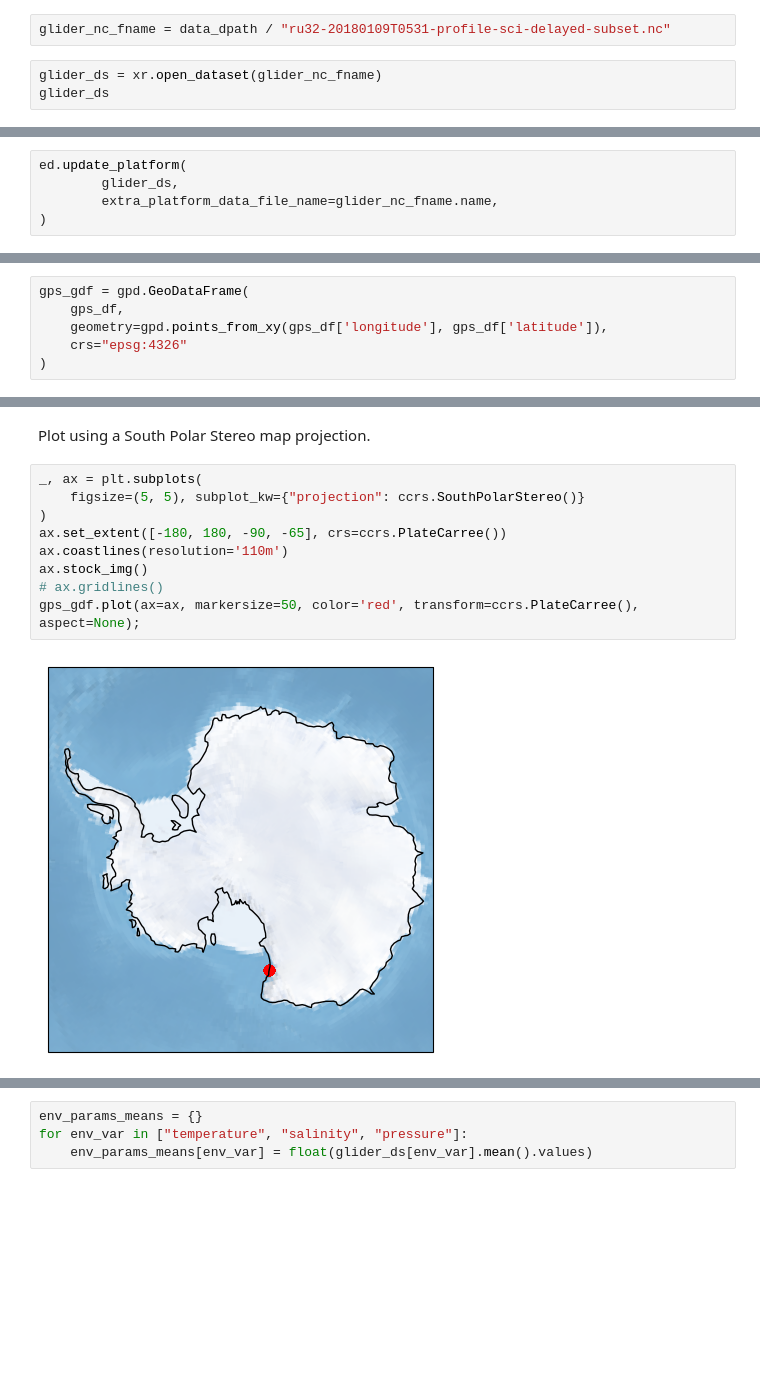
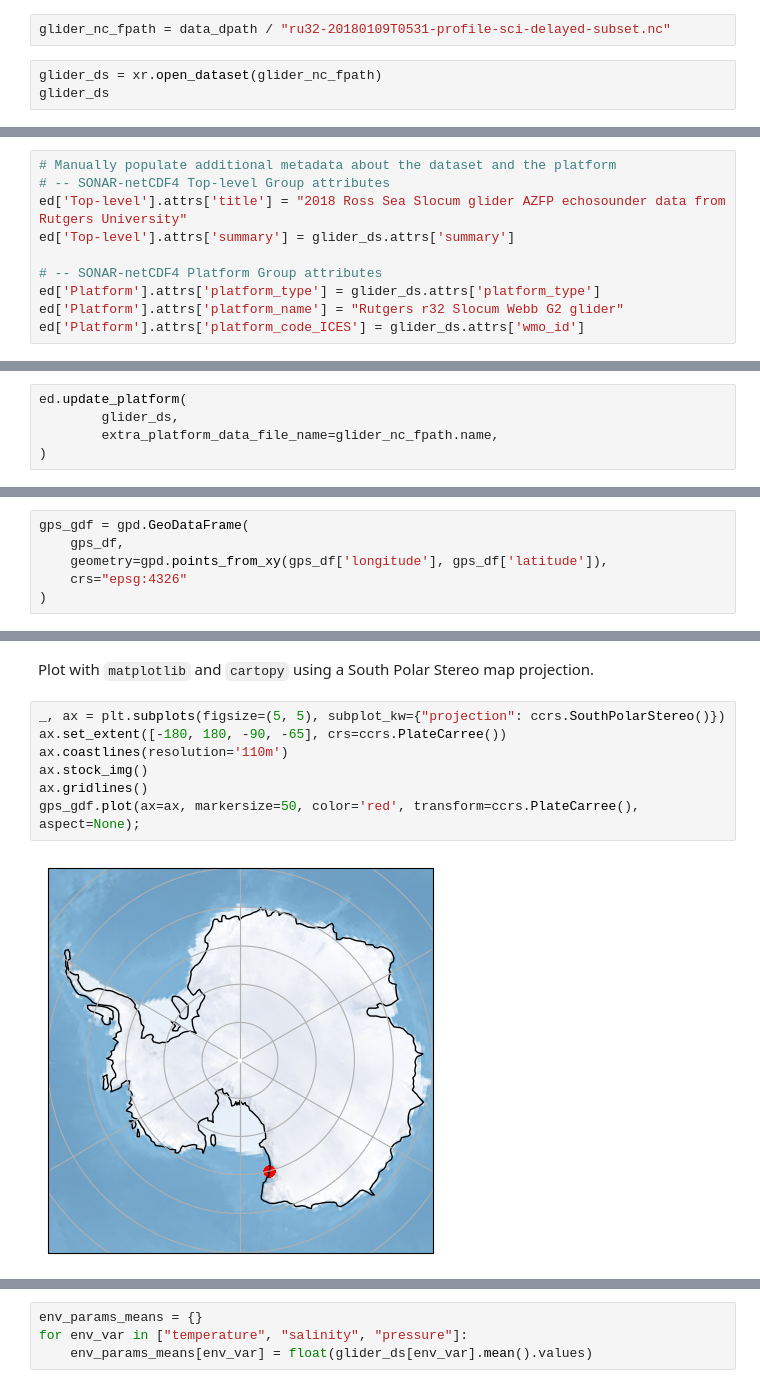
Before and after one commit to OSOceanAcoustics/echopype-examples, a Jupyter notebook: notebooks/glider-azfp-and-externaldata.ipynb, the cells around one changed output, grey strips where cells are left out. Saved outputs shown, nothing was run; the diff lists cells and outputs as text; blank space fills up the shorter version.

Commit message:
Update glider AZFP notebook and links to it in the Jupyter Book

```diff
--- a/notebooks/glider-azfp-and-externaldata.ipynb
+++ b/notebooks/glider-azfp-and-externaldata.ipynb
@@ -85,7 +90,7 @@ The glider data are available at http://slocum-data.marine.rutgers.edu/erddap/ta
 # %%
-glider_nc_fname = data_dpath / "ru32-20180109T0531-profile-sci-delayed-subset.nc"
+glider_nc_fpath = data_dpath / "ru32-20180109T0531-profile-sci-delayed-subset.nc"
 # %%
-glider_ds = xr.open_dataset(glider_nc_fname)
+glider_ds = xr.open_dataset(glider_nc_fpath)
 glider_ds
 # %% [output]
 <xarray.Dataset>
@@ -124,0 +131,10 @@ ed["Sonar/Beam_group1"]["ping_time"].min().values, ed["Sonar/Beam_group1"]["ping
+# %%
+# Manually populate additional metadata about the dataset and the platform
+# -- SONAR-netCDF4 Top-level Group attributes
+ed['Top-level'].attrs['title'] = "2018 Ross Sea Slocum glider AZFP echosounder data from Rutgers University"
+ed['Top-level'].attrs['summary'] = glider_ds.attrs['summary']
+
+# -- SONAR-netCDF4 Platform Group attributes
+ed['Platform'].attrs['platform_type'] = glider_ds.attrs['platform_type']
+ed['Platform'].attrs['platform_name'] = "Rutgers r32 Slocum Webb G2 glider"
+ed['Platform'].attrs['platform_code_ICES'] = glider_ds.attrs['wmo_id']
@@ -127,5 +159,5 @@ The external glider file name is used in `update_platform` only to store it as p
 # %%
 ed.update_platform(
         glider_ds,
-        extra_platform_data_file_name=glider_nc_fname.name,
+        extra_platform_data_file_name=glider_nc_fpath.name,
 )
@@ -180,15 +222,13 @@ gps_gdf.plot(markersize=1, figsize=(2,4));
 # %% [markdown]
-Plot using a South Polar Stereo map projection.
+Plot with `matplotlib` and `cartopy` using a South Polar Stereo map projection.
 # %%
-_, ax = plt.subplots(
-    figsize=(5, 5), subplot_kw={"projection": ccrs.SouthPolarStereo()}
-)
+_, ax = plt.subplots(figsize=(5, 5), subplot_kw={"projection": ccrs.SouthPolarStereo()})
 ax.set_extent([-180, 180, -90, -65], crs=ccrs.PlateCarree())
 ax.coastlines(resolution='110m')
 ax.stock_img()
-# ax.gridlines()
+ax.gridlines()
 gps_gdf.plot(ax=ax, markersize=50, color='red', transform=ccrs.PlateCarree(), aspect=None);
 # %% [output]
-[figure, old version]
+[figure, new version]
 # %% [markdown]
 ## Calibrate with glider mean environmental data
```
Also changed, not shown: parts of 42 cells of this notebook, 2 other files.
